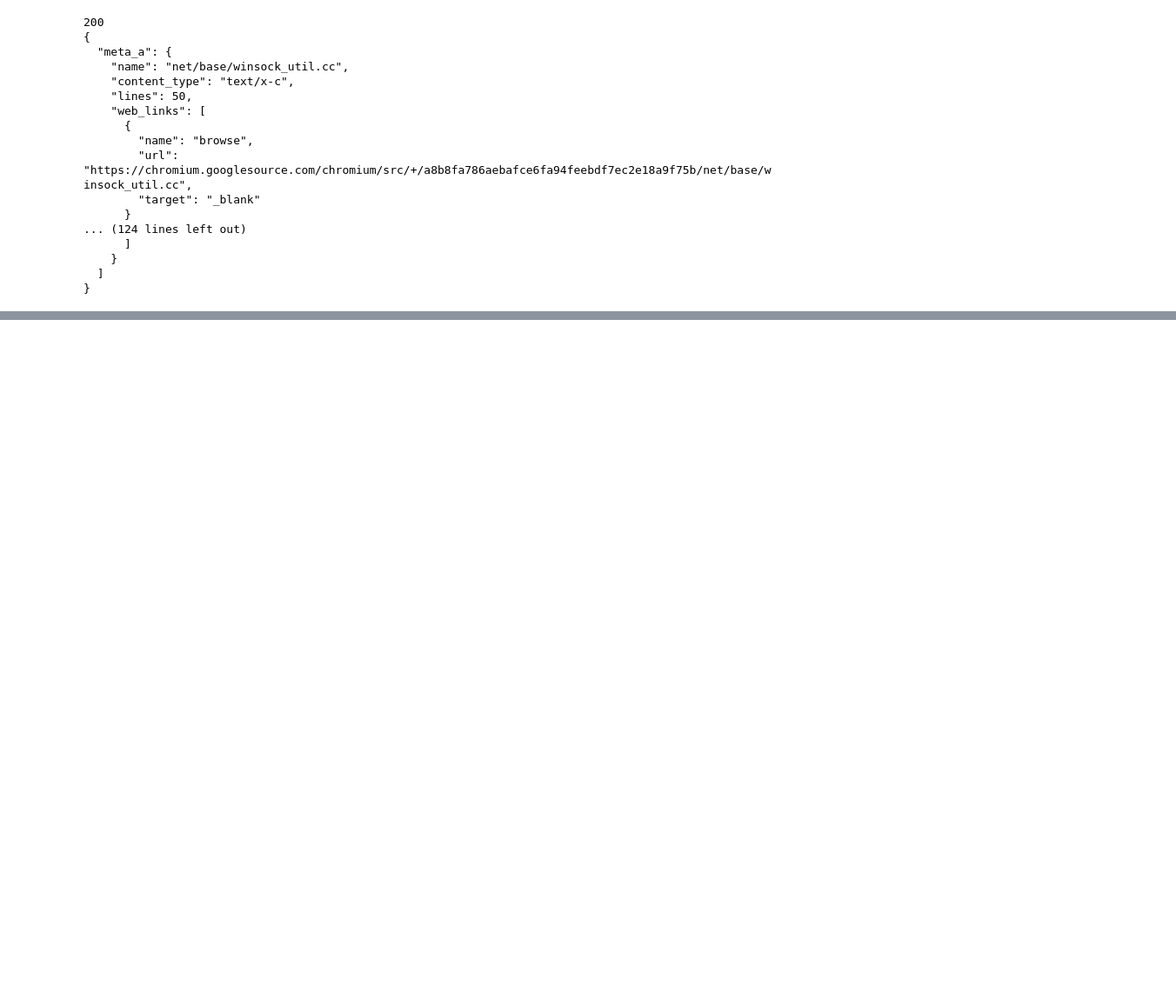
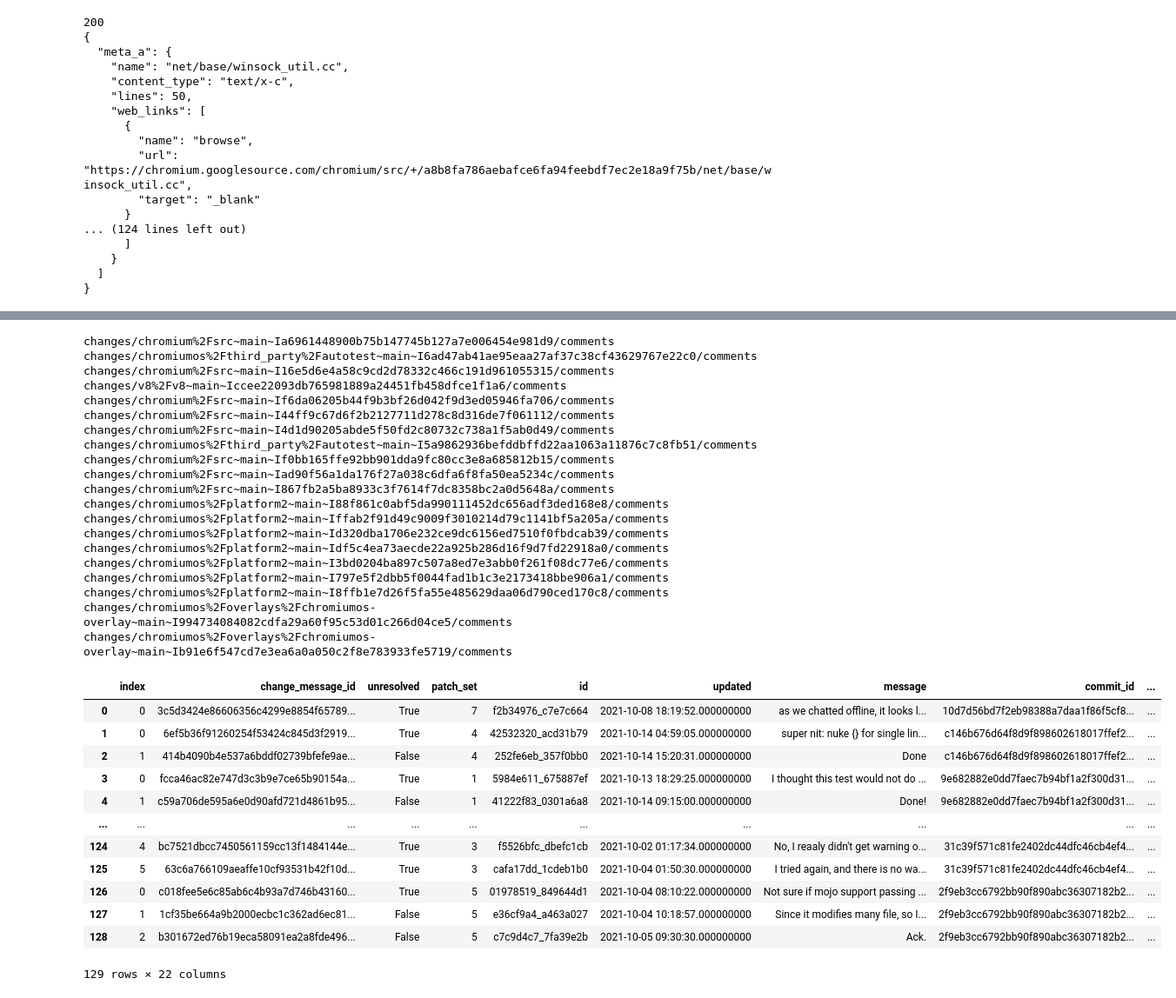
Before and after one commit to teruto725/research-naist, a Jupyter notebook: 1.scraping/test.ipynb, the cells around one changed output, grey strips where cells are left out. Shown at 87% size. Cells and saved outputs as stored; diff of their text form; code cells hidden in the pictures; blank space fills up the shorter version.

Commit message:
done scraping

```diff
--- a/scraping/test.ipynb
+++ b/1.scraping/test.ipynb
@@ -108,7 +111,7 @@ print(json.dumps(di,indent=2))
 # comment/infoを取ってくる
 # changes/idを確かめる
 comment_id = "54515329_8b3a21a6"
-response = get_to_uri("changes/"+changes_id+"/comments/")
+response = get_to_uri("changes/"+changes_id+"/comments/"+comment_id)
 content = response.content.decode("utf-8").split("\n")[1]
 di = json.loads(content.split("\n")[0])
 save_json(di,"checking_api_log/changes_id_comments_id.json")
@@ -301,15 +304,15 @@ print(json.dumps(di,indent=2))
   }
 }
 # %%
-# revisions/id/files/file/diffを叩いてみる。
+# diffをとる
 changes_id = "chromium%2Fsrc~main~Ief8dade4c2d578c5eb1973f3a09d148fd05bea42"
 revision_id = "958b2ab40b8d6df640a39496054740b431045f55"
 comment_id = "54515329_8b3a21a6"
 file_id = "net%2Fbase%2Fwinsock_util.cc"
-response = get_to_uri("changes/"+changes_id+"/revisions/"+"3"+"/files/"+file_id+"/diff")
+response = get_to_uri("changes/"+changes_id+"/revisions/"+revision_id+"/files/"+file_id+"/diff")
 content = response.content.decode("utf-8").split("\n")[1]
 di = json.loads(content.split("\n")[0])
-save_json(di,"checking_api_log/changes_id_revisions_id_files_id_diff.json")
+save_json(di,"checking_api_log/changes_id_revisions_id_files_diff.json")
 print(json.dumps(di,indent=2))
 # %% [output]
 200
@@ -335,0 +394,69 @@ JSONDecodeError: Expecting value: line 1 column 1 (char 0)
+# %%
+# changes_pickleの解凍
+def get_to_uri(endpoint, uri = "https://chromium-review.googlesource.com/" ):
+  response = requests.get(uri+endpoint)
+  print(response.status_code)
+  return response
+def to_pd_from_response(response):
+  content = response.content.decode("utf-8").split("\n")[1]
+  di = json.loads(content.split("\n")[0])
+  df = pd.json_normalize(di)
+  return df
+change_ids = pd.read_pickle("./scraped_files/changes.pkl").id.values
+# %%
+# crawl commentsのテスト
+df = None
+for i,change_id in enumerate(change_ids[0:20]):
+  response = get_to_uri("changes/"+change_id+"/comments")
+  if response.status_code != 200:
+    continue
+
+  content = response.content.decode("utf-8").split("\n")[1]
+  di = json.loads(content.split("\n")[0])
+  for key in di.keys():
+    df_temp = pd.json_normalize(di[key])
+    df_temp["change_id"]  = change_id
+    df_temp["path"] = key.replace("/","%2F")
+    if df is None:
+      df = df_temp
+      continue
+    df = pd.concat([df,df_temp])
+    if i % 500 == 0:
+      print(i)
+df = df[pd.isnull(df["line"]) == False]
+df = df.reset_index()
+df
+# %% [output]
+changes/chromium%2Fsrc~main~Ia6961448900b75b147745b127a7e006454e981d9/comments
+changes/chromiumos%2Fthird_party%2Fautotest~main~I6ad47ab41ae95eaa27af37c38cf43629767e22c0/comments
+changes/chromium%2Fsrc~main~I16e5d6e4a58c9cd2d78332c466c191d961055315/comments
+changes/v8%2Fv8~main~Iccee22093db765981889a24451fb458dfce1f1a6/comments
+changes/chromium%2Fsrc~main~If6da06205b44f9b3bf26d042f9d3ed05946fa706/comments
+changes/chromium%2Fsrc~main~I44ff9c67d6f2b2127711d278c8d316de7f061112/comments
+changes/chromium%2Fsrc~main~I4d1d90205abde5f50fd2c80732c738a1f5ab0d49/comments
+changes/chromiumos%2Fthird_party%2Fautotest~main~I5a9862936befddbffd22aa1063a11876c7c8fb51/comments
+changes/chromium%2Fsrc~main~If0bb165ffe92bb901dda9fc80cc3e8a685812b15/comments
+changes/chromium%2Fsrc~main~Iad90f56a1da176f27a038c6dfa6f8fa50ea5234c/comments
+changes/chromium%2Fsrc~main~I867fb2a5ba8933c3f7614f7dc8358bc2a0d5648a/comments
+changes/chromiumos%2Fplatform2~main~I88f861c0abf5da990111452dc656adf3ded168e8/comments
+changes/chromiumos%2Fplatform2~main~Iffab2f91d49c9009f3010214d79c1141bf5a205a/comments
+changes/chromiumos%2Fplatform2~main~Id320dba1706e232ce9dc6156ed7510f0fbdcab39/comments
+changes/chromiumos%2Fplatform2~main~Idf5c4ea73aecde22a925b286d16f9d7fd22918a0/comments
+changes/chromiumos%2Fplatform2~main~I3bd0204ba897c507a8ed7e3abb0f261f08dc77e6/comments
+changes/chromiumos%2Fplatform2~main~I797e5f2dbb5f0044fad1b1c3e2173418bbe906a1/comments
+changes/chromiumos%2Fplatform2~main~I8ffb1e7d26f5fa55e485629daa06d790ced170c8/comments
+changes/chromiumos%2Foverlays%2Fchromiumos-overlay~main~I994734084082cdfa29a60f95c53d01c266d04ce5/comments
+changes/chromiumos%2Foverlays%2Fchromiumos-overlay~main~Ib91e6f547cd7e3ea6a0a050c2f8e783933fe5719/comments
+|  | index | change_message_id | unresolved | patch_set | id | updated | message | commit_id | ... |
+| 0 | 0 | 3c5d3424e86606356c4299e8854f65789... | True | 7 | f2b34976_c7e7c664 | 2021-10-08 18:19:52.000000000 | as we chatted offline, it looks l... | 10d7d56bd7f2eb98388a7daa1f86f5cf8... | ... |
+| 1 | 0 | 6ef5b36f91260254f53424c845d3f2919... | True | 4 | 42532320_acd31b79 | 2021-10-14 04:59:05.000000000 | super nit: nuke {} for single lin... | c146b676d64f8d9f898602618017ffef2... | ... |
+| 2 | 1 | 414b4090b4e537a6bddf02739bfefe9ae... | False | 4 | 252fe6eb_357f0bb0 | 2021-10-14 15:20:31.000000000 | Done | c146b676d64f8d9f898602618017ffef2... | ... |
+| 3 | 0 | fcca46ac82e747d3c3b9e7ce65b90154a... | True | 1 | 5984e611_675887ef | 2021-10-13 18:29:25.000000000 | I thought this test would not do ... | 9e682882e0dd7faec7b94bf1a2f300d31... | ... |
+| 4 | 1 | c59a706de595a6e0d90afd721d4861b95... | False | 1 | 41222f83_0301a6a8 | 2021-10-14 09:15:00.000000000 | Done! | 9e682882e0dd7faec7b94bf1a2f300d31... | ... |
+| ... | ... | ... | ... | ... | ... | ... | ... | ... | ... |
+| 124 | 4 | bc7521dbcc7450561159cc13f1484144e... | True | 3 | f5526bfc_dbefc1cb | 2021-10-02 01:17:34.000000000 | No, I reaaly didn't get warning o... | 31c39f571c81fe2402dc44dfc46cb4ef4... | ... |
+| 125 | 5 | 63c6a766109aeaffe10cf93531b42f10d... | True | 3 | cafa17dd_1cdeb1b0 | 2021-10-04 01:50:30.000000000 | I tried again, and there is no wa... | 31c39f571c81fe2402dc44dfc46cb4ef4... | ... |
+| 126 | 0 | c018fee5e6c85ab6c4b93a7d746b43160... | True | 5 | 01978519_849644d1 | 2021-10-04 08:10:22.000000000 | Not sure if mojo support passing ... | 2f9eb3cc6792bb90f890abc36307182b2... | ... |
+| 127 | 1 | 1cf35be664a9b2000ecbc1c362ad6ec81... | False | 5 | e36cf9a4_a463a027 | 2021-10-04 10:18:57.000000000 | Since it modifies many file, so I... | 2f9eb3cc6792bb90f890abc36307182b2... | ... |
+| 128 | 2 | b301672ed76b19eca58091ea2a8fde496... | False | 5 | c7c9d4c7_7fa39e2b | 2021-10-05 09:30:30.000000000 | Ack. | 2f9eb3cc6792bb90f890abc36307182b2... | ... |
+129 rows × 22 columns
```
Also changed, not shown: parts of 18 cells of this notebook, 31 other files.
